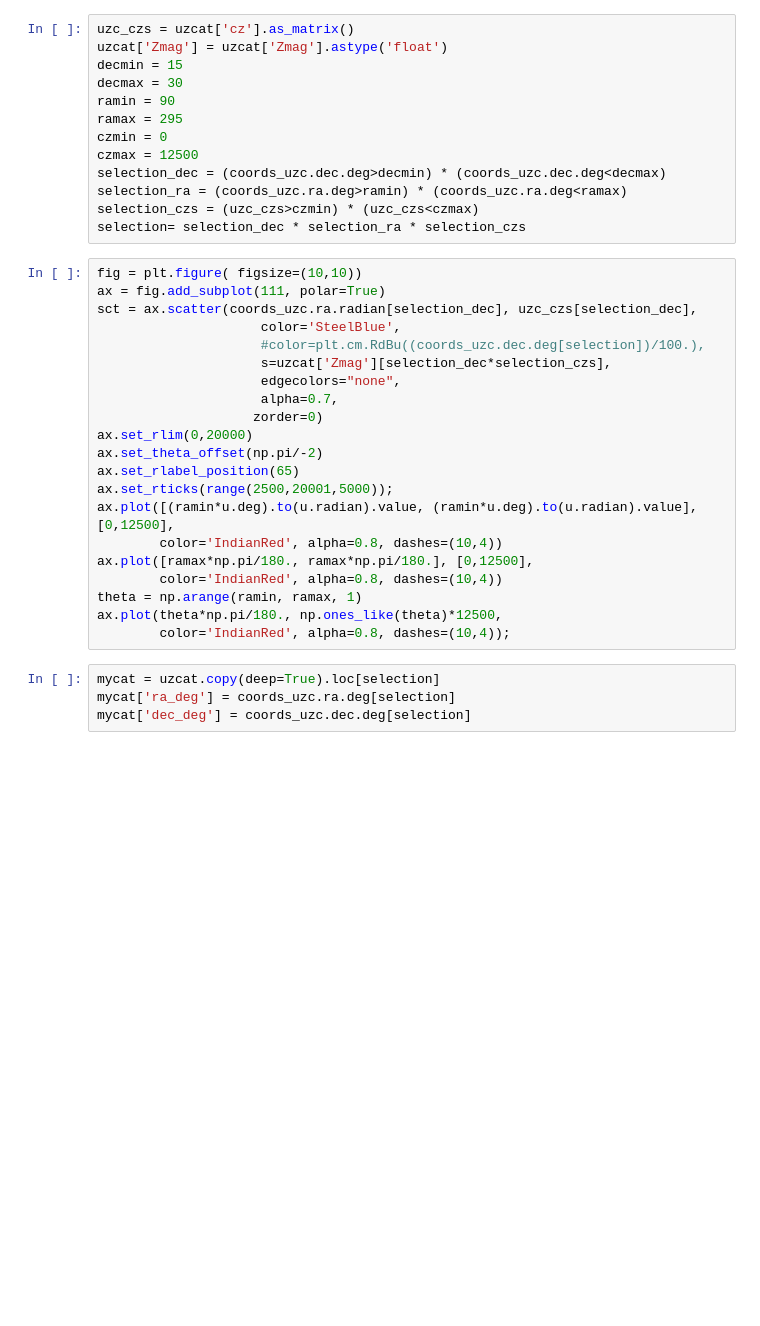
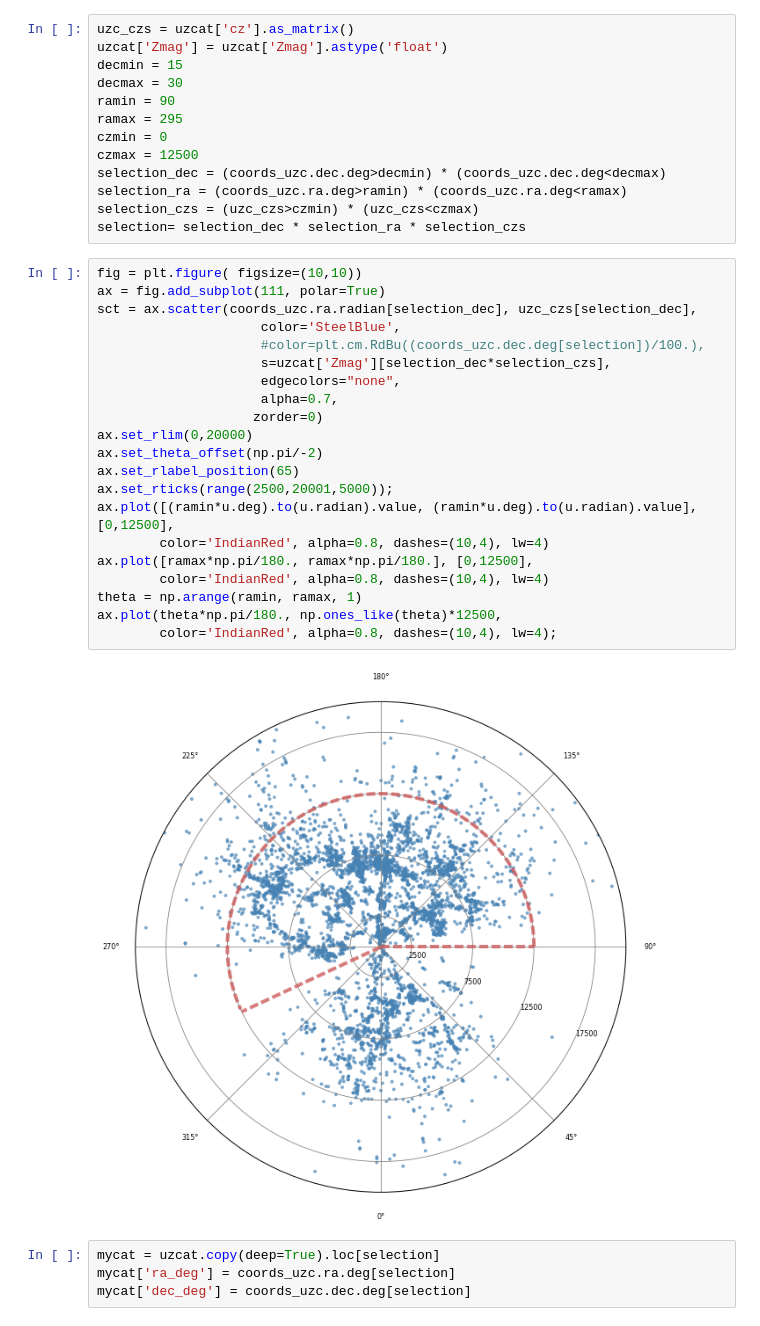
Before and after one commit to vilhelmp/lo_pyuser, a Jupyter notebook: notebooks/figcourse/coordinates.ipynb, the cells around one changed output. Saved outputs shown, nothing was run; the diff lists cells and outputs as text; blank space fills up the shorter version.

```diff
--- a/notebooks/figcourse/coordinates.ipynb
+++ b/notebooks/figcourse/coordinates.ipynb
@@ -73,24 +89,26 @@ selection= selection_dec * selection_ra * selection_czs
 # %%
 fig = plt.figure( figsize=(10,10))
 ax = fig.add_subplot(111, polar=True)
 sct = ax.scatter(coords_uzc.ra.radian[selection_dec], uzc_czs[selection_dec],
                      color='SteelBlue',
                      #color=plt.cm.RdBu((coords_uzc.dec.deg[selection])/100.),
                      s=uzcat['Zmag'][selection_dec*selection_czs],
                      edgecolors="none",
                      alpha=0.7,
                     zorder=0)
 ax.set_rlim(0,20000)
 ax.set_theta_offset(np.pi/-2)
 ax.set_rlabel_position(65)
 ax.set_rticks(range(2500,20001,5000));
 ax.plot([(ramin*u.deg).to(u.radian).value, (ramin*u.deg).to(u.radian).value], [0,12500],
-        color='IndianRed', alpha=0.8, dashes=(10,4))
+        color='IndianRed', alpha=0.8, dashes=(10,4), lw=4)
 ax.plot([ramax*np.pi/180., ramax*np.pi/180.], [0,12500],
-        color='IndianRed', alpha=0.8, dashes=(10,4))
+        color='IndianRed', alpha=0.8, dashes=(10,4), lw=4)
 theta = np.arange(ramin, ramax, 1)
 ax.plot(theta*np.pi/180., np.ones_like(theta)*12500,
-        color='IndianRed', alpha=0.8, dashes=(10,4));
+        color='IndianRed', alpha=0.8, dashes=(10,4), lw=4);
+# %% [output]
+[figure, added]
 # %%
 mycat = uzcat.copy(deep=True).loc[selection]
 mycat['ra_deg'] = coords_uzc.ra.deg[selection]
```
Also changed, not shown: parts of 17 cells of this notebook.
